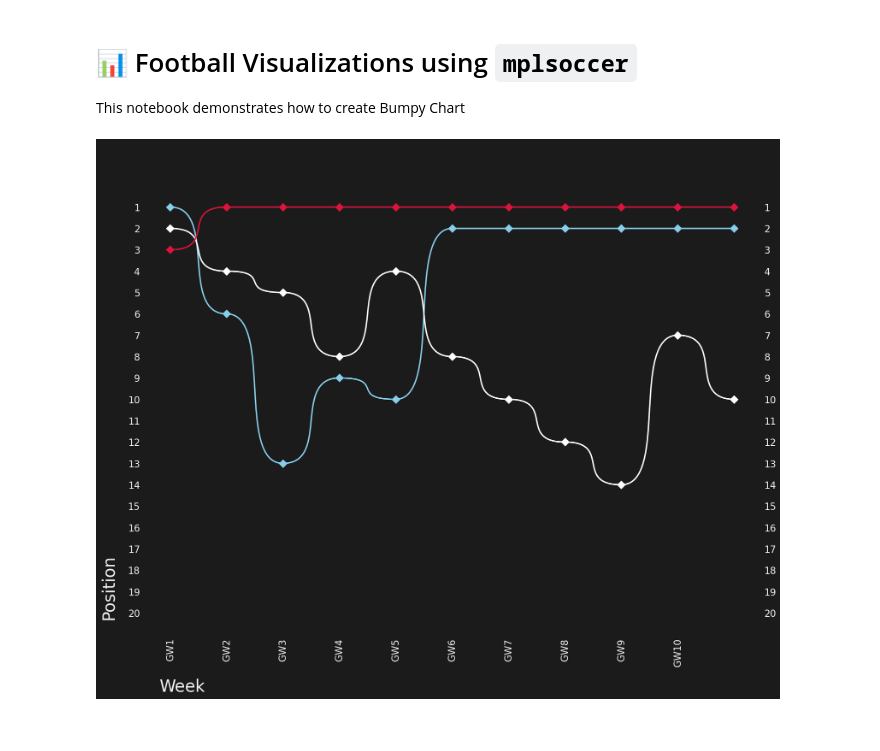
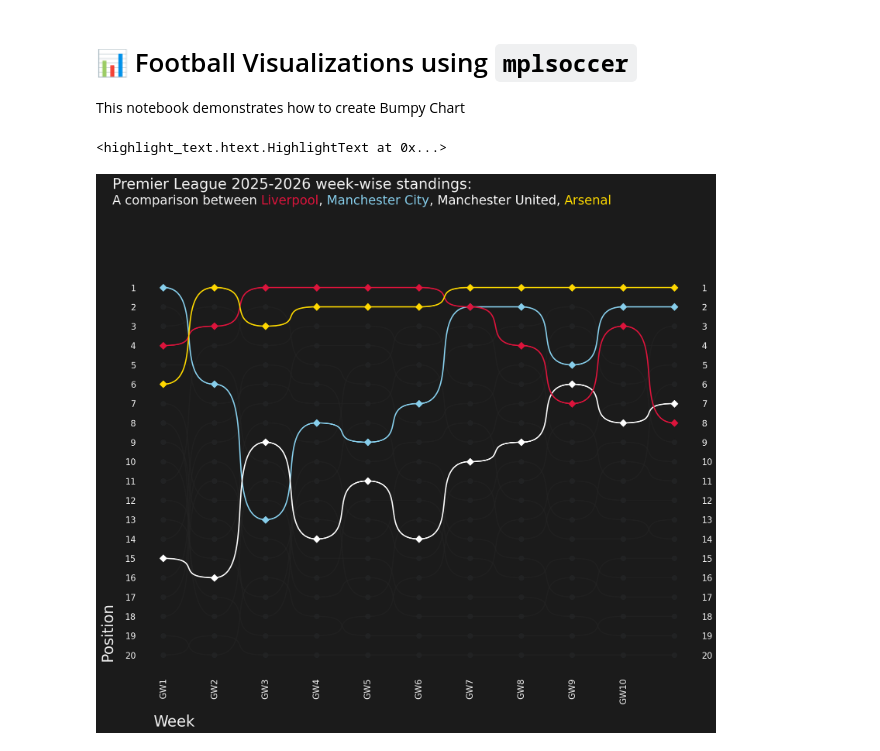
Before and after one commit to SimRaina/DataAnalysis, a Jupyter notebook: mplsoccer/mplsoccer_bumpy_chart.ipynb, the cells around one changed output. Drawn from its saved outputs; the diff is of its cells as text; code cells hidden in the pictures.

Commit message:
updated bumpy charts

```diff
--- a/mplsoccer/mplsoccer_bumpy_chart.ipynb
+++ b/mplsoccer/mplsoccer_bumpy_chart.ipynb
@@ -18,7 +18,8 @@ game_week = ["GW" + str(num) for num in range(1, 11)]
 highlight_dict = {
     "Liverpool": "crimson",
     "Man City": "skyblue",
-    "Man United": "white"
+    "Man United": "white",
+    "Arsenal": "gold"
 }
 
 # instantiate object
@@ -35,15 +36,30 @@ bumpy = Bumpy(
 # %%
 # plot bumpy chart
 fig, ax = bumpy.plot(
     x_list=game_week,  # game-week
     y_list=np.linspace(1, 20, 20).astype(int),  # position value from 1 to 20
     values=df,  # values having positions for each team
     secondary_alpha=0.5,   # alpha value for non-shaded lines/markers
     highlight_dict=highlight_dict,  # team to be highlighted with their colors
     figsize=(20, 16),  # size of the figure
     x_label='Week', y_label='Position',  # label name
     ylim=(-0.1, 23),  # y-axis limit
     lw=2.5   # linewidth of the connecting lines
 )
+
+# title and subtitle
+TITLE = "Premier League 2025-2026 week-wise standings:"
+SUB_TITLE = "A comparison between <Liverpool>, <Manchester City>, <Manchester United>, <Arsenal>"
+
+# add title
+fig.text(0.09, 0.95, TITLE, size=29, color="#F2F2F2")
+
+# add subtitle
+fig_text(
+    0.09, 0.94, SUB_TITLE, color="#F2F2F2",
+    highlight_textprops=[{"color": 'crimson'}, {"color": 'skyblue'}, {"color": 'white'}, {"color": 'gold'}],
+    size=25, fig=fig
+)
 # %% [output]
+<highlight_text.htext.HighlightText at 0x...>
-[figure, old version]
+[figure, new version]
```
Also changed, not shown: 2 other files.
